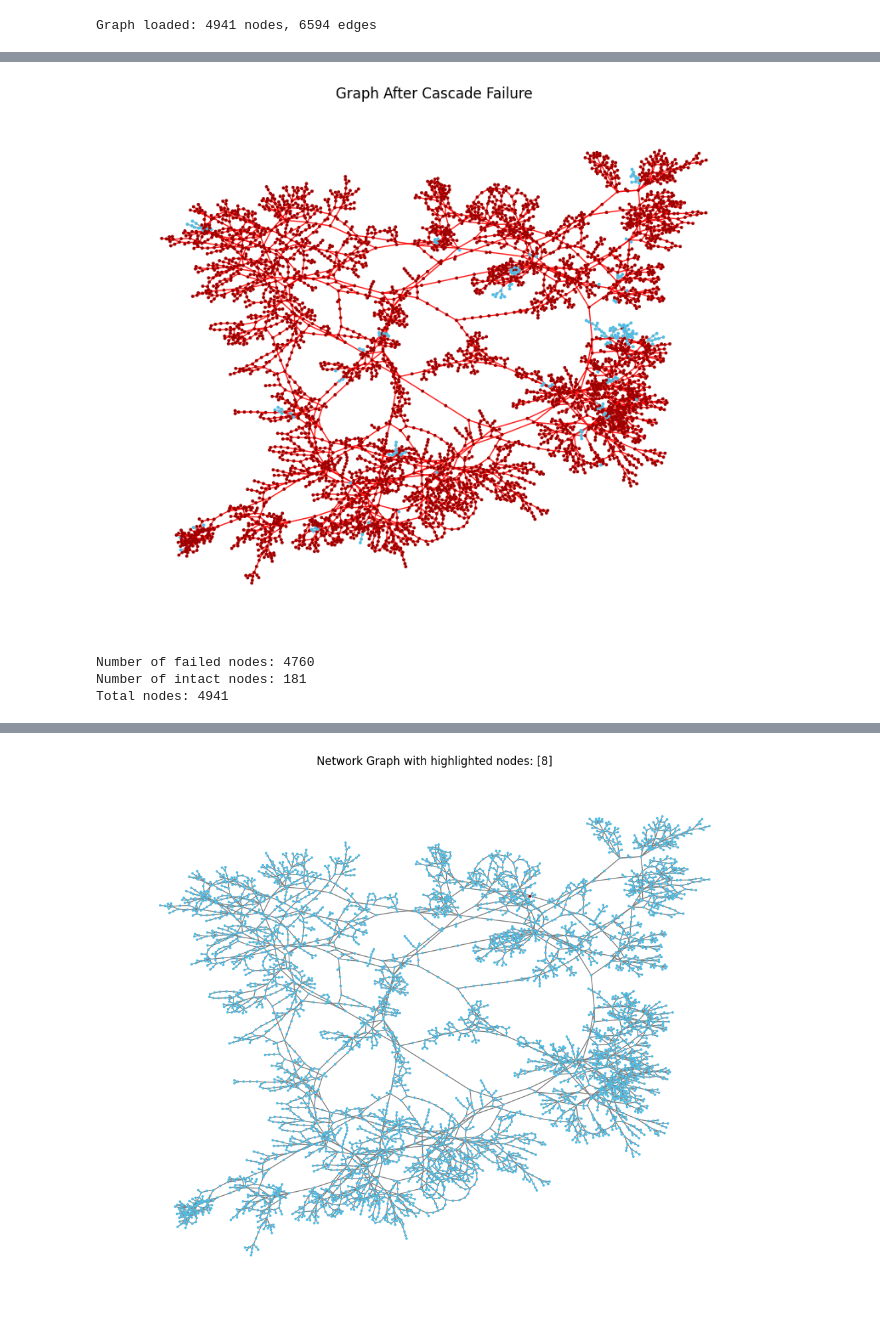
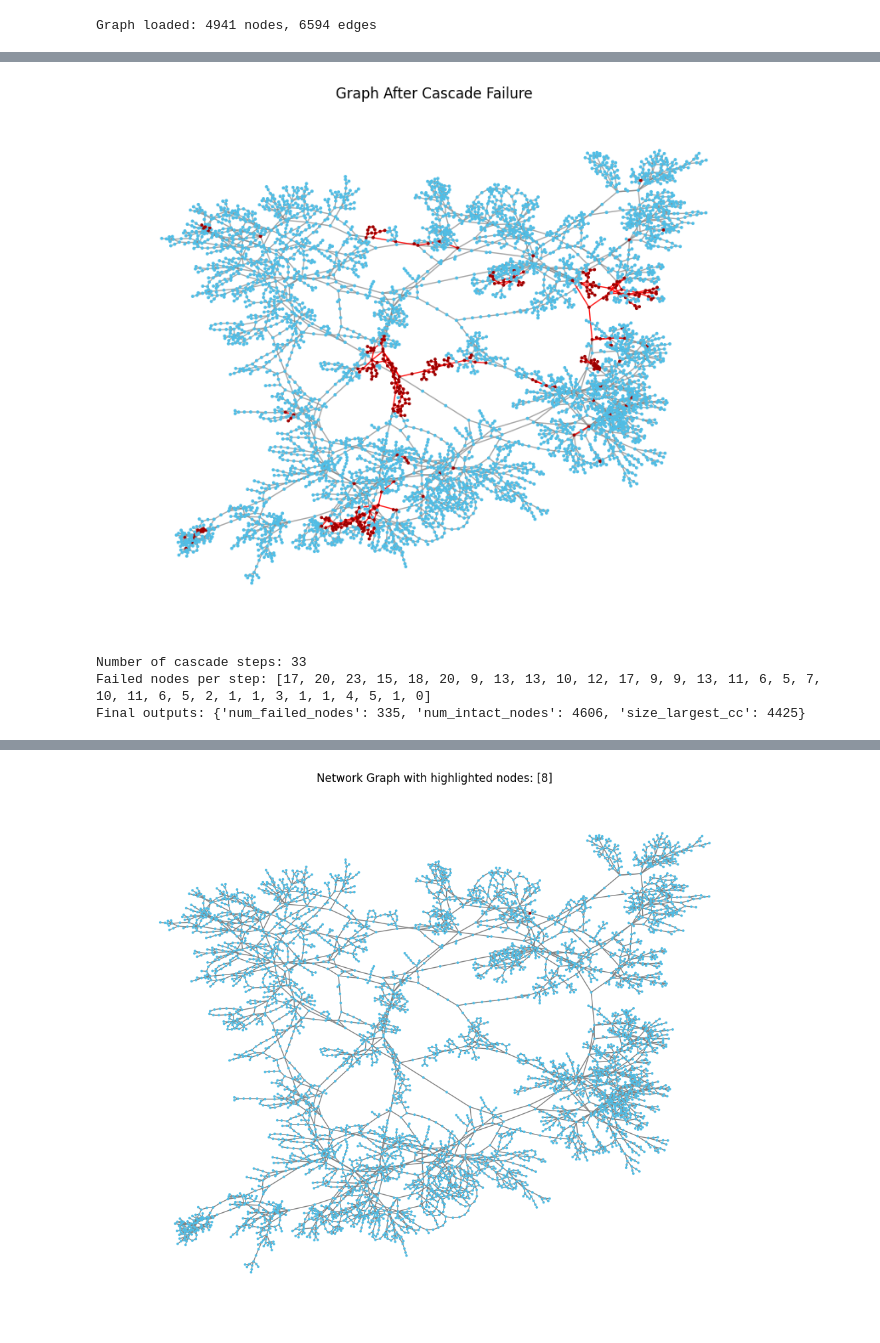
Before and after one commit to OctoPanna/western-us-power-grid, a Jupyter notebook: easy_model.ipynb, the cells around one changed output, grey strips where cells are left out. Drawn from its saved outputs; the diff is of its cells as text; code cells hidden in the pictures.

```diff
--- a/easy_model.ipynb
+++ b/easy_model.ipynb
@@ -30,14 +32,14 @@ Number of intact nodes: 4697
 # %%
 attacked_nodes = high_load_capacity_ratio_and_degree_node_attack(G, number_of_nodes=50)
-G_after_failure = cascade_failure_proportional_load_distribution(G, attacked_nodes)
+G_after_failure, steps, failed_per_step, outputs = cascade_failure_proportional_load_distribution(G, attacked_nodes)
 draw_graph_after_failure(G_after_failure, title="Graph After Cascade Failure")
-print("Number of failed nodes:", sum(1 for n in G_after_failure.nodes() if G_after_failure.nodes[n]["failed"]))
-print("Number of intact nodes:", sum(1 for n in G_after_failure.nodes() if not G_after_failure.nodes[n]["failed"]))
-print("Total nodes:", G_after_failure.number_of_nodes())
+print(f"Number of cascade steps: {steps}")
+print(f"Failed nodes per step: {failed_per_step}")
+print(f"Final outputs: {outputs}")
 # %% [output]
-[figure, old version]
+[figure, new version]
-Number of failed nodes: 4760
-Number of intact nodes: 181
-Total nodes: 4941
+Number of cascade steps: 33
+Failed nodes per step: [17, 20, 23, 15, 18, 20, 9, 13, 13, 10, 12, 17, 9, 9, 13, 11, 6, 5, 7, 10, 11, 6, 5, 2, 1, 1, 3, 1, 1, 4, 5, 1, 0]
+Final outputs: {'num_failed_nodes': 335, 'num_intact_nodes': 4606, 'size_largest_cc': 4425}
 # %%
 attacked_nodes = high_degree_node_attack(G, number_of_nodes=50)
```
Also changed, not shown: parts of 4 cells of this notebook, 4 other files.
